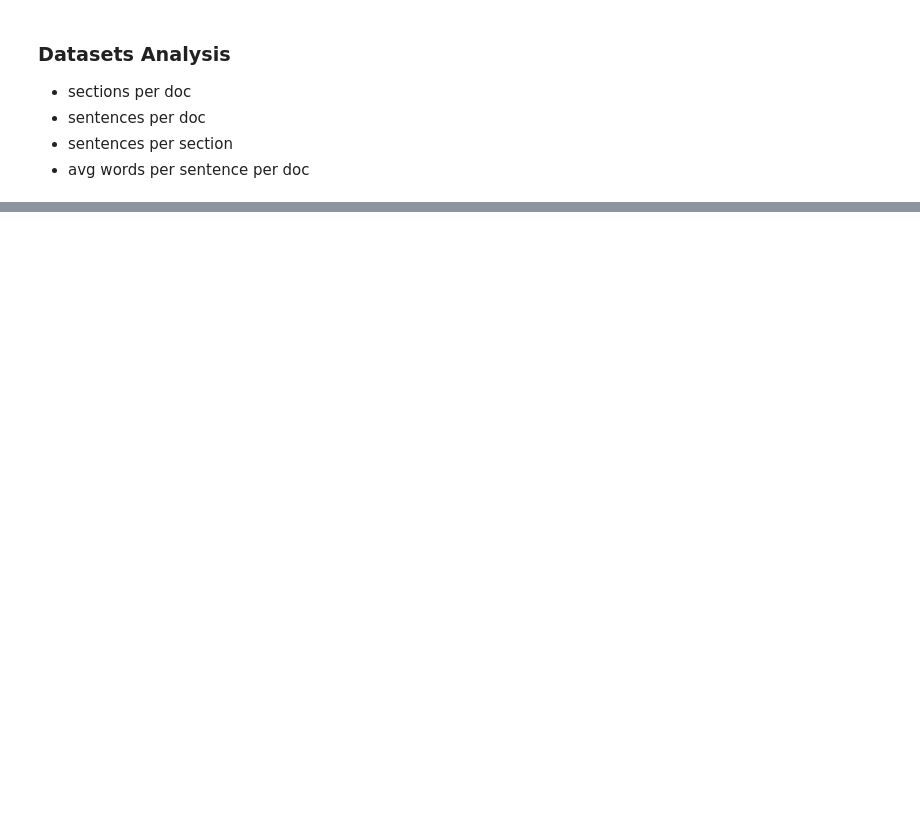
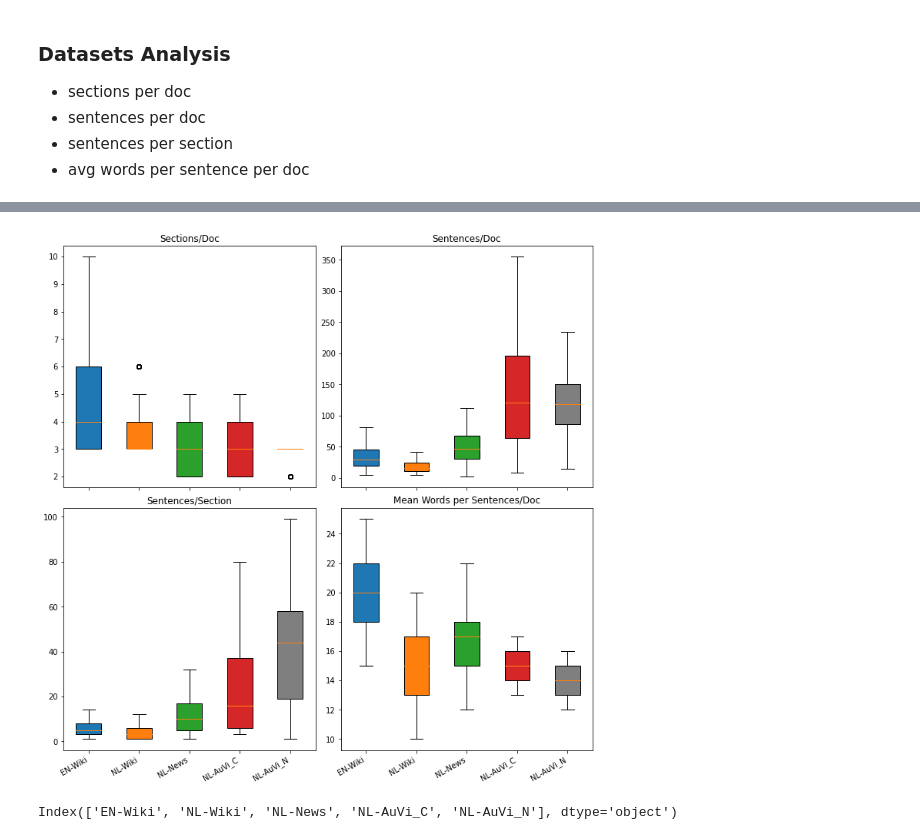
Before and after one commit to DoubleGio/text_segmentation, a Jupyter notebook: Code/dataset_analysis.ipynb, the cells around one changed output, grey strips where cells are left out. Cells and saved outputs as stored; diff of their text form; code cells hidden in the pictures; blank space fills up the shorter version.

```diff
--- a/Code/dataset_analysis.ipynb
+++ b/Code/dataset_analysis.ipynb
@@ -123,0 +128,23 @@ table_avg.round(2)
+# %%
+fig, axs = plt.subplots(2, 2, figsize=(10,10), sharex=True)
+for metric, ax in zip(metrics, axs.flatten()):
+    bplot = ax.boxplot(table_adj[metric], patch_artist=True)
+    for patch, colour in zip(bplot['boxes'], colours):
+        patch.set_facecolor(colour)
+    ax.set_title(metric)
+
+plt.sca(axs[1,0])
+plt.xticks(range(1, 6),table_adj.index.to_list(), rotation=30, ha='right')
+plt.sca(axs[1,1])
+plt.xticks(range(1, 6),table_adj.index.to_list(), rotation=30, ha='right')
+
+# fig.suptitle('Dataset Analysis - Boxplots')
+fig.execute_constrained_layout()
+fig.savefig('boxplots.svg', format='svg')
+fig.show()
+# %% [output]
+[figure, added]
+# %%
+table_adj.index
+# %% [output]
+Index(['EN-Wiki', 'NL-Wiki', 'NL-News', 'NL-AuVi_C', 'NL-AuVi_N'], dtype='object')
```
Also changed, not shown: parts of 5 cells of this notebook, 2 other files.
